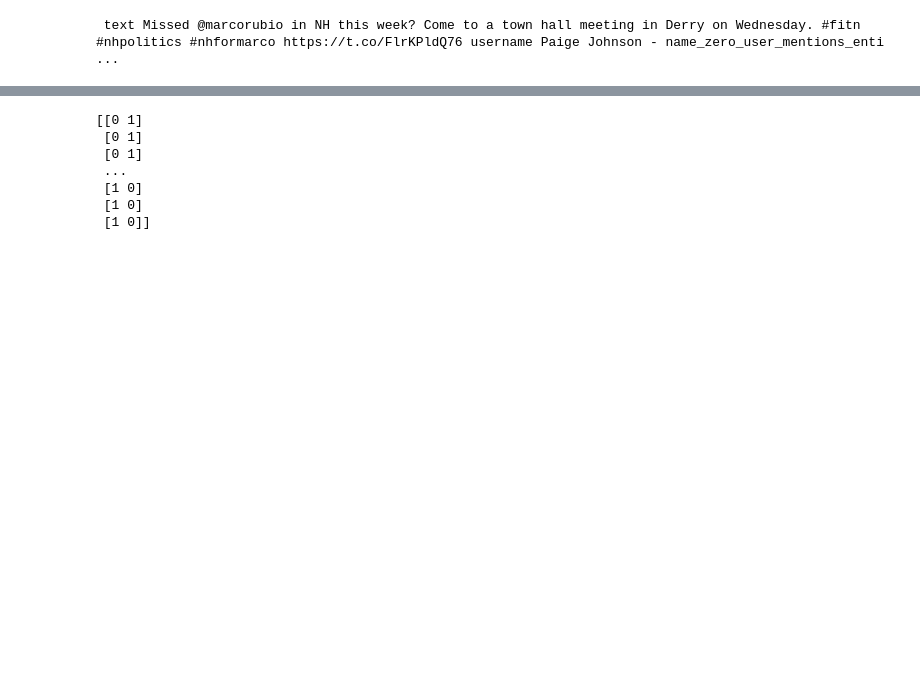
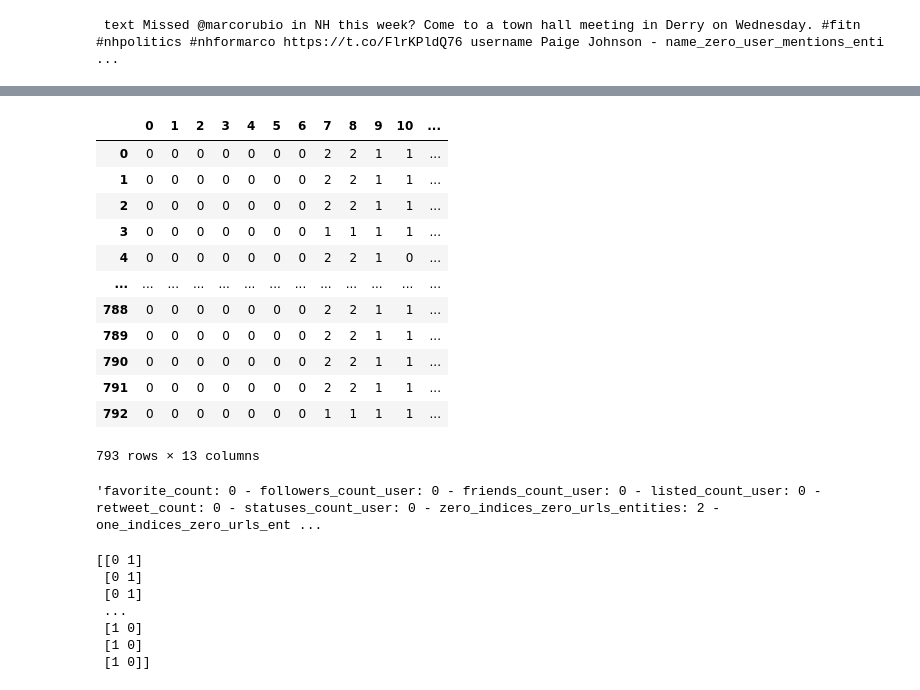
Before and after one commit to henmja/Detecting-Fake-News-and-Rumors-in-Twitter-Using-Deep-Neural-Networks, a Jupyter notebook: LSTM/recurrent_neural_networks.ipynb, the cells around one changed output, grey strips where cells are left out. Cells and saved outputs as stored; diff of their text form; code cells hidden in the pictures; blank space fills up the shorter version.

```diff
--- a/LSTM/recurrent_neural_networks.ipynb
+++ b/LSTM/recurrent_neural_networks.ipynb
@@ -120,0 +181,18 @@ label = np.array(pd.get_dummies(df['label']))
+# %%
+for col in num_Norm.keys():
+    num_Norm[col] = pd.cut(num_Norm[col], bins=3, labels=np.arange(3), right=False)
+num_Norm
+# %% [output]
+|  | 0 | 1 | 2 | 3 | 4 | 5 | 6 | 7 | 8 | 9 | 10 | ... |
+| 0 | 0 | 0 | 0 | 0 | 0 | 0 | 0 | 2 | 2 | 1 | 1 | ... |
+| 1 | 0 | 0 | 0 | 0 | 0 | 0 | 0 | 2 | 2 | 1 | 1 | ... |
+| 2 | 0 | 0 | 0 | 0 | 0 | 0 | 0 | 2 | 2 | 1 | 1 | ... |
+| 3 | 0 | 0 | 0 | 0 | 0 | 0 | 0 | 1 | 1 | 1 | 1 | ... |
+| 4 | 0 | 0 | 0 | 0 | 0 | 0 | 0 | 2 | 2 | 1 | 0 | ... |
+| ... | ... | ... | ... | ... | ... | ... | ... | ... | ... | ... | ... | ... |
+| 788 | 0 | 0 | 0 | 0 | 0 | 0 | 0 | 2 | 2 | 1 | 1 | ... |
+| 789 | 0 | 0 | 0 | 0 | 0 | 0 | 0 | 2 | 2 | 1 | 1 | ... |
+| 790 | 0 | 0 | 0 | 0 | 0 | 0 | 0 | 2 | 2 | 1 | 1 | ... |
+| 791 | 0 | 0 | 0 | 0 | 0 | 0 | 0 | 2 | 2 | 1 | 1 | ... |
+| 792 | 0 | 0 | 0 | 0 | 0 | 0 | 0 | 1 | 1 | 1 | 1 | ... |
+793 rows × 13 columns
@@ -121,3 +207,7 @@ label = np.array(pd.get_dummies(df['label']))
+# %%
+num_Features_2[0]
+# %% [output]
+'favorite_count: 0 - followers_count_user: 0 - friends_count_user: 0 - listed_count_user: 0 - retweet_count: 0 - statuses_count_user: 0 - zero_indices_zero_urls_entities: 2 - one_indices_zero_urls_ent ...
 # %%
 print(label)
 # %% [output]
```
Also changed, not shown: parts of 12 cells of this notebook.
